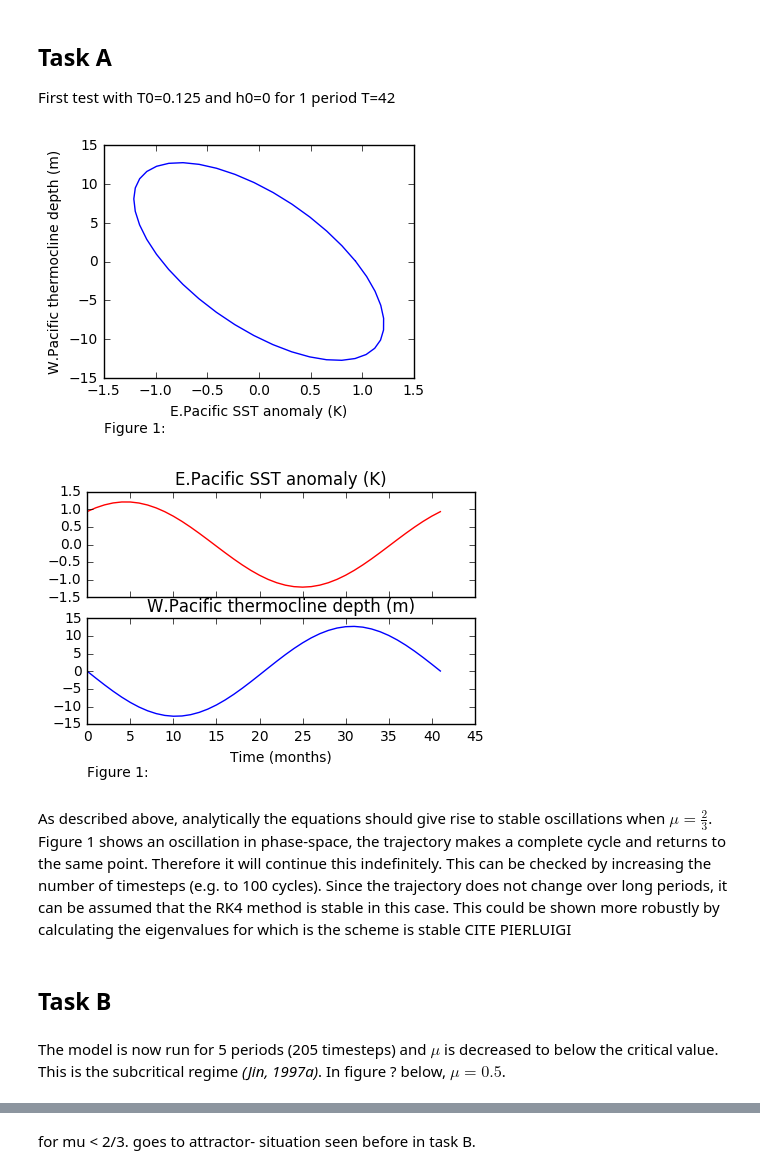
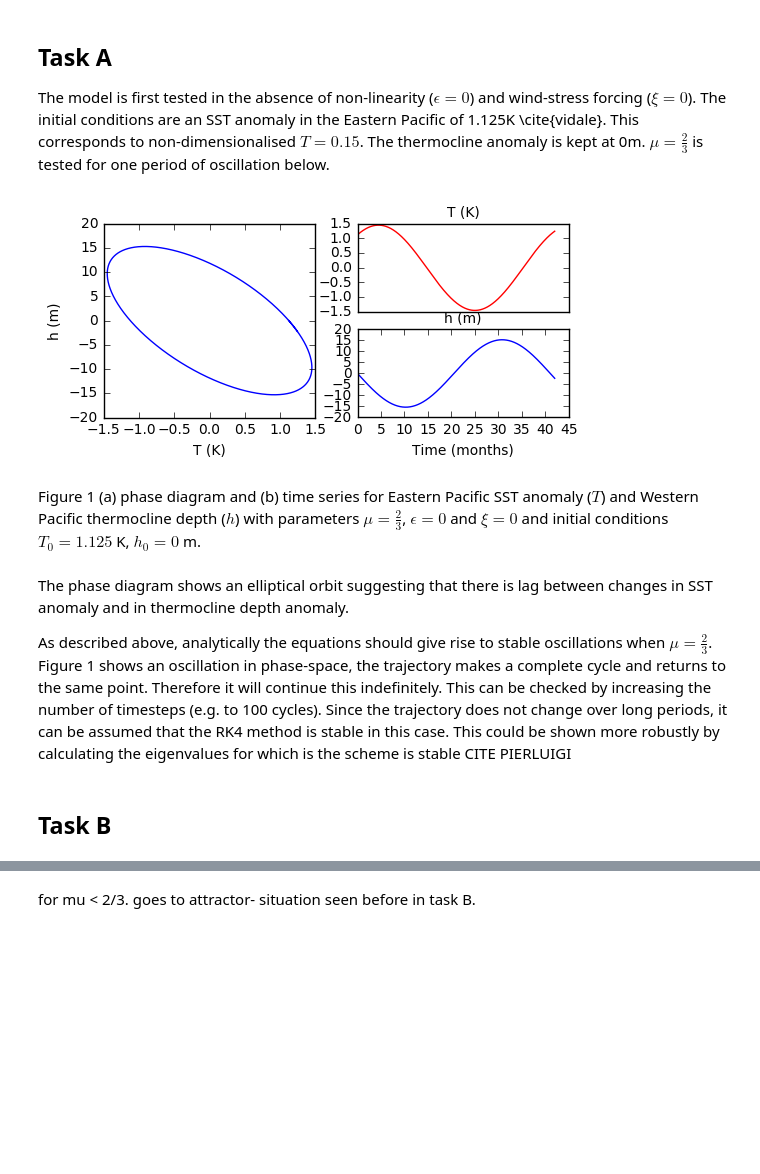
Before and after one commit to lm2612/mtmw14, a Jupyter notebook: project1/Notebook.ipynb, the cells around one changed output, grey strips where cells are left out. Drawn from its saved outputs; the diff is of its cells as text; code cells hidden in the pictures; blank space fills up the shorter version.

```diff
--- a/project1/Notebook.ipynb
+++ b/project1/Notebook.ipynb
@@ -58,28 +47,24 @@ This scheme is known to accurately represent oscillations growth and decay.
-# %% [markdown]
-## Task A
-First test with T0=0.125 and h0=0 for 1 period T=42
+# %% [markdown]
+## Task A
+
+The model is first tested in the absence of non-linearity ($\epsilon = 0$) and wind-stress forcing ($\xi=0$). The initial conditions are an SST anomaly in the Eastern Pacific of 1.125K \cite{vidale}. This corresponds to non-dimensionalised $T=0.15$. The thermocline anomaly is kept at 0m. $\mu = \frac{2}{3}$ is tested for one period of oscillation below.
 # %%
-from parameters import *    # Imports all fixed parameters for this project
+from parameters import *   # Imports all fixed parameters
 from plot import *
 from schemes import *
 
-T,h = rk4(T0=0.125, h0=0., mu0=2./3., nt=42)
-
-phase1=phase_plot(T,h)
-phase1.set_size_inches(4,3)
-plt.text(-1.5, -22,'Figure 1:')
-
-time1=time_plot(T,h)
-time1.set_size_inches(5,3)
-plt.text(0., -30,'Figure 1:')
-
-plt.show()
+T,h = rk4(T0=0.15, h0=0., mu0=2./3., n_cycles=1)
+time_and_phase(T,h)
 # %% [output]
-[figure, old version]
+[figure, new version]
-[figure, removed]
+# %% [markdown]
+<div class='cap'> Figure 1 (a) phase diagram and (b) time series for Eastern Pacific SST anomaly ($T$) and Western Pacific thermocline depth ($h$) with parameters $\mu=\frac{2}{3}$, $\epsilon = 0$ and $\xi = 0$ and initial conditions $T_{0}=1.125$ K, $h_{0}=0$ m.
+</div>
 # %% [markdown]
+
+
+The phase diagram shows an elliptical orbit suggesting that there is lag between changes in SST anomaly and in thermocline depth anomaly.
+
 As described above, analytically the equations should give rise to stable oscillations when $\mu=\frac{2}{3}$. Figure 1 shows an oscillation in phase-space, the trajectory makes a complete cycle and returns to the same point. Therefore it will continue this indefinitely. This can be checked by increasing the number of timesteps (e.g. to 100 cycles). Since the trajectory does not change over long periods, it can be assumed that the  RK4 method is stable in this case. This could be shown more robustly by calculating the eigenvalues for which is the scheme is stable CITE PIERLUIGI
 # %% [markdown]
 ## Task B
-# %% [markdown]
-The model is now run for 5 periods (205 timesteps) and $\mu$ is decreased to below the critical value. This is the subcritical regime <cite data-cite="Jin1997a">(Jin, 1997a)</cite>. In figure ? below, $\mu=0.5$.
```
Also changed, not shown: parts of 58 cells of this notebook, 8 other files.
